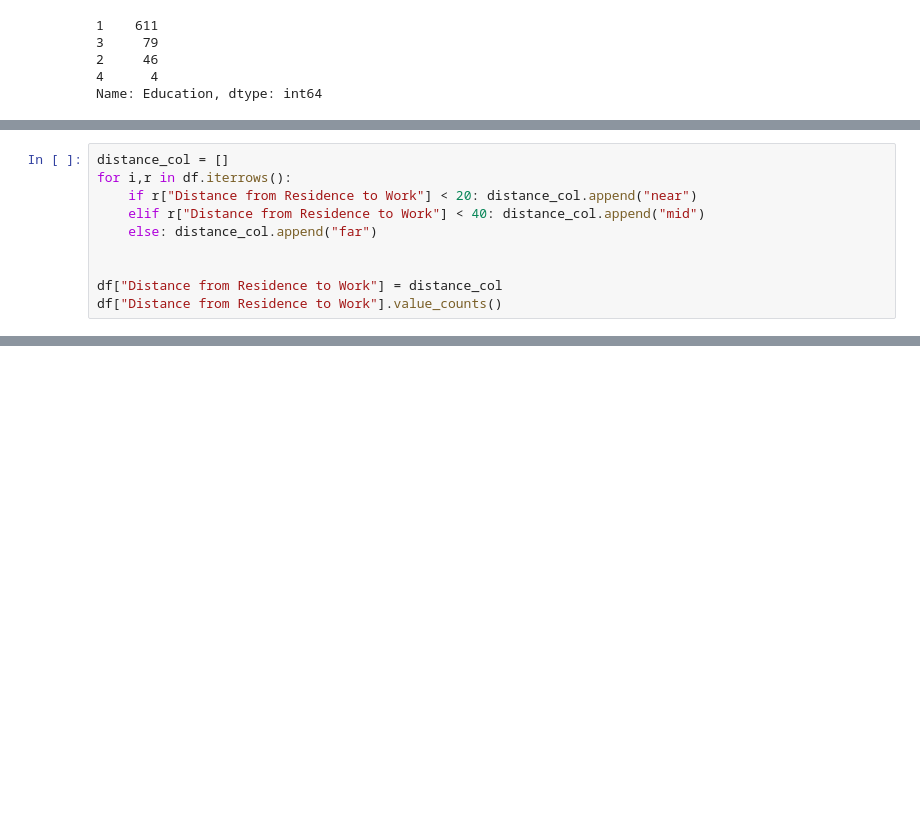
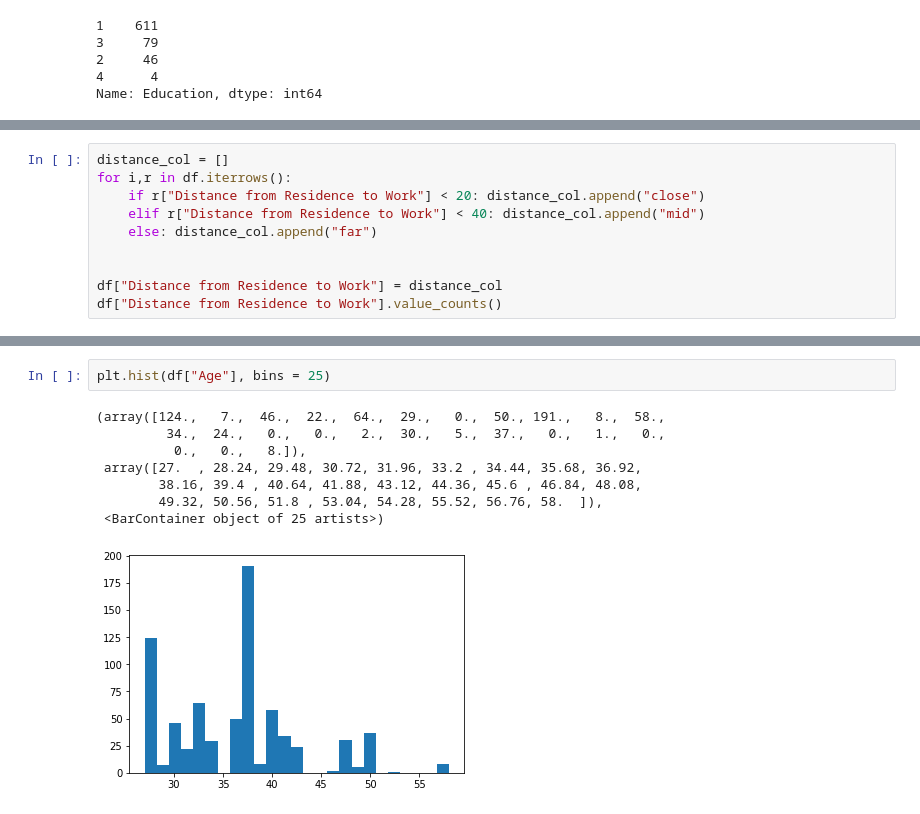
Before and after one commit to SrVallejo/Streamlit_absenteeism_hours, a Jupyter notebook: jupyter/Prediction.ipynb, the cells around one changed output, grey strips where cells are left out. Saved outputs shown, nothing was run; the diff lists cells and outputs as text; blank space fills up the shorter version.

```diff
--- a/jupyter/Prediction.ipynb
+++ b/jupyter/Prediction.ipynb
@@ -53,7 +55,7 @@ plt.hist(df["Distance from Residence to Work"])
 # %%
 distance_col = []
 for i,r in df.iterrows():
-    if r["Distance from Residence to Work"] < 20: distance_col.append("near")
+    if r["Distance from Residence to Work"] < 20: distance_col.append("close")
     elif r["Distance from Residence to Work"] < 40: distance_col.append("mid")
     else: distance_col.append("far")
 
@@ -67 +69,12 @@ near    209
 Name: Distance from Residence to Work, dtype: int64
+# %%
+plt.hist(df["Age"], bins = 25)
+# %% [output]
+(array([124.,   7.,  46.,  22.,  64.,  29.,   0.,  50., 191.,   8.,  58.,
+         34.,  24.,   0.,   0.,   2.,  30.,   5.,  37.,   0.,   1.,   0.,
+          0.,   0.,   8.]),
+ array([27.  , 28.24, 29.48, 30.72, 31.96, 33.2 , 34.44, 35.68, 36.92,
+        38.16, 39.4 , 40.64, 41.88, 43.12, 44.36, 45.6 , 46.84, 48.08,
+        49.32, 50.56, 51.8 , 53.04, 54.28, 55.52, 56.76, 58.  ]),
+ <BarContainer object of 25 artists>)
+[figure, added]
```
Also changed, not shown: parts of 30 cells of this notebook.
